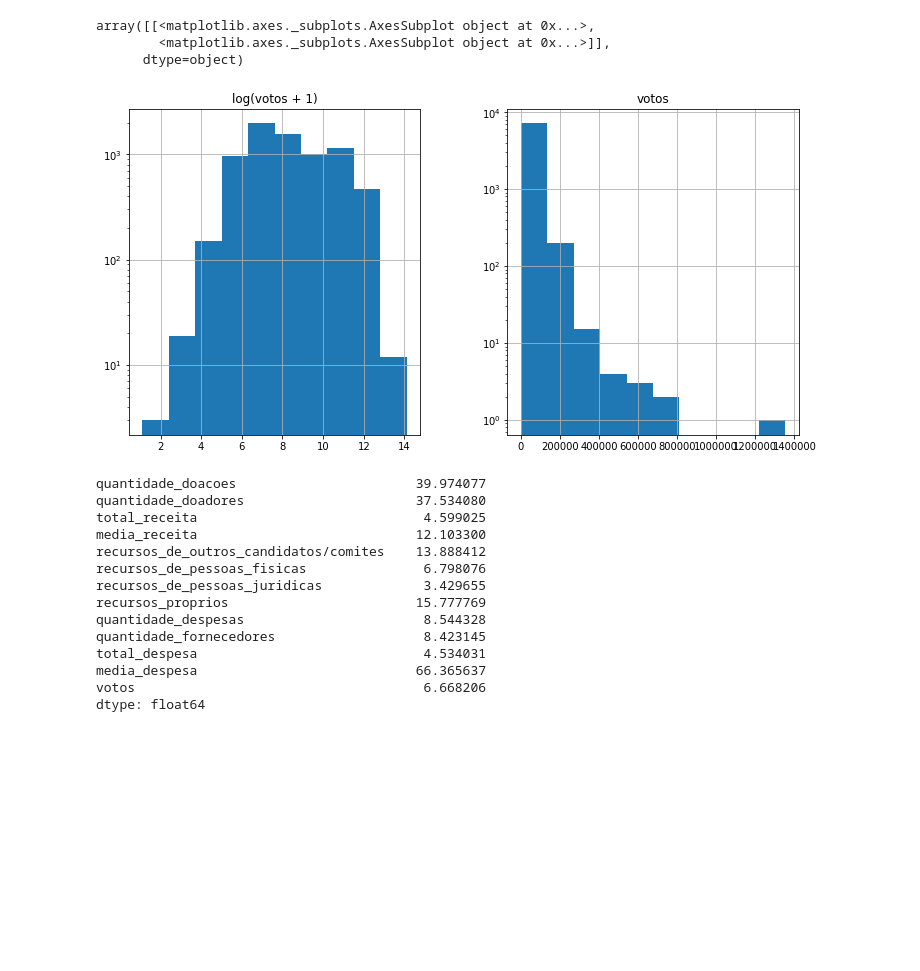
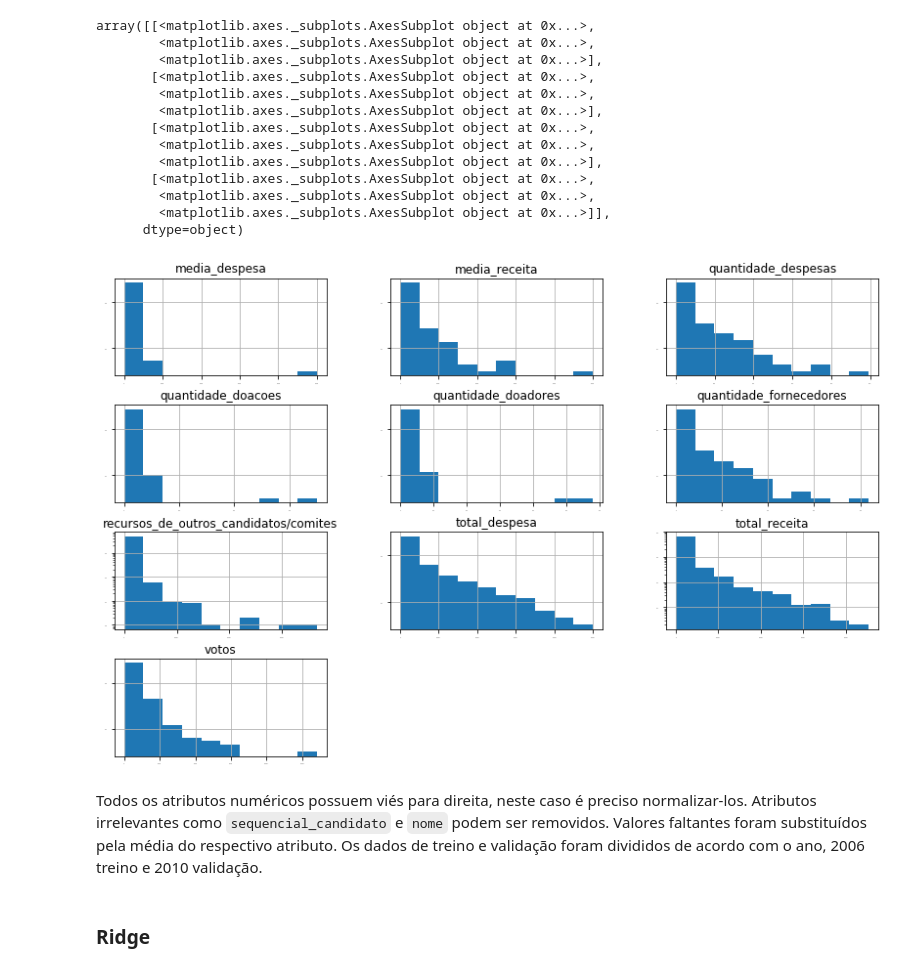
Before and after one commit to diogoflorencio/machine-learning, a Jupyter notebook: lab3/Previsão de Votação de Deputados.ipynb, the cells around one changed output. Cells and saved outputs as stored; diff of their text form; code cells hidden in the pictures; blank space fills up the shorter version.

```diff
--- a/lab3/Previsão de Votação de Deputados.ipynb
+++ b/lab3/Previsão de Votação de Deputados.ipynb
@@ -26,38 +27,0 @@ points.head()
-# %%
-import matplotlib
-import matplotlib.pyplot as plt
-matplotlib.rcParams['figure.figsize'] = (12.0, 6.0)
-votos = pd.DataFrame({"log(votos + 1)":np.log1p(points["votos"]),
-                              "votos":points["votos"]})
-votos.hist(log=True)
-# %% [output]
-array([[<matplotlib.axes._subplots.AxesSubplot object at 0x...>,
-        <matplotlib.axes._subplots.AxesSubplot object at 0x...>]],
-      dtype=object)
-[figure, removed]
-# %%
-#log transform skewed numeric features:
-points = points.loc[:,'nome':'votos']
-numeric_feats = points.dtypes[points.dtypes != "object"].index
-
-skewed_feats = points[numeric_feats].apply(lambda x: skew(x.dropna())) #compute skewness
-print skewed_feats
-skewed_feats = skewed_feats[skewed_feats > 0.75]
-skewed_feats = skewed_feats.index
-
-points[skewed_feats] = np.log1p(points[skewed_feats])
-# %% [output]
-quantidade_doacoes                       39.974077
-quantidade_doadores                      37.534080
-total_receita                             4.599025
-media_receita                            12.103300
-recursos_de_outros_candidatos/comites    13.888412
-recursos_de_pessoas_fisicas               6.798076
-recursos_de_pessoas_juridicas             3.429655
-recursos_proprios                        15.777769
-quantidade_despesas                       8.544328
-quantidade_fornecedores                   8.423145
-total_despesa                             4.534031
-media_despesa                            66.365637
-votos                                     6.668206
-dtype: float64
@@ -68,0 +28,37 @@ points = points.fillna(points.mean())
+# %%
+# Dados referentes as votações que candidatos à Câmara Federal de Deputados receberam nos anos de 2006 e 2010.
+points = pd.read_csv("../data/eleicoes_2006_a_2010.csv")
+
+matplotlib.rcParams['figure.figsize'] = (14.0, 9.0)
+
+#histograma das variáveis numéricas
+dist_feats = pd.DataFrame({ "quantidade_doacoes":points["quantidade_doacoes"],
+                            "quantidade_doadores":points["quantidade_doadores"],
+                            "total_receita":points["total_receita"],
+                            "media_receita":points["media_receita"],
+                            "recursos_de_outros_candidatos/comites":points["recursos_de_outros_candidatos/comites"],
+                            "quantidade_despesas":points["quantidade_despesas"],
+                            "quantidade_fornecedores":points["quantidade_fornecedores"],
+                            "total_despesa":points["total_despesa"],
+                            "media_despesa":points["media_despesa"],
+                            "votos":points["votos"]
+                          })
+
+dist_feats.hist(log=True, xlabelsize=0, ylabelsize=0)
+# %% [output]
+array([[<matplotlib.axes._subplots.AxesSubplot object at 0x...>,
+        <matplotlib.axes._subplots.AxesSubplot object at 0x...>,
+        <matplotlib.axes._subplots.AxesSubplot object at 0x...>],
+       [<matplotlib.axes._subplots.AxesSubplot object at 0x...>,
+        <matplotlib.axes._subplots.AxesSubplot object at 0x...>,
+        <matplotlib.axes._subplots.AxesSubplot object at 0x...>],
+       [<matplotlib.axes._subplots.AxesSubplot object at 0x...>,
+        <matplotlib.axes._subplots.AxesSubplot object at 0x...>,
+        <matplotlib.axes._subplots.AxesSubplot object at 0x...>],
+       [<matplotlib.axes._subplots.AxesSubplot object at 0x...>,
+        <matplotlib.axes._subplots.AxesSubplot object at 0x...>,
+        <matplotlib.axes._subplots.AxesSubplot object at 0x...>]],
+      dtype=object)
+[figure, added]
+# %% [markdown]
+Todos os atributos numéricos possuem viés para direita, neste caso é preciso normalizar-los. Atributos irrelevantes como `sequencial_candidato` e `nome` podem ser removidos. Valores faltantes foram substituídos pela média do respectivo atributo. Os dados de treino e validação foram divididos de acordo com o ano, 2006 treino e 2010 validação.
@@ -68,0 +92,2 @@ points = points.fillna(points.mean())
+# %% [markdown]
+### Ridge
```
Also changed, not shown: parts of 11 cells of this notebook, 2 other files.
